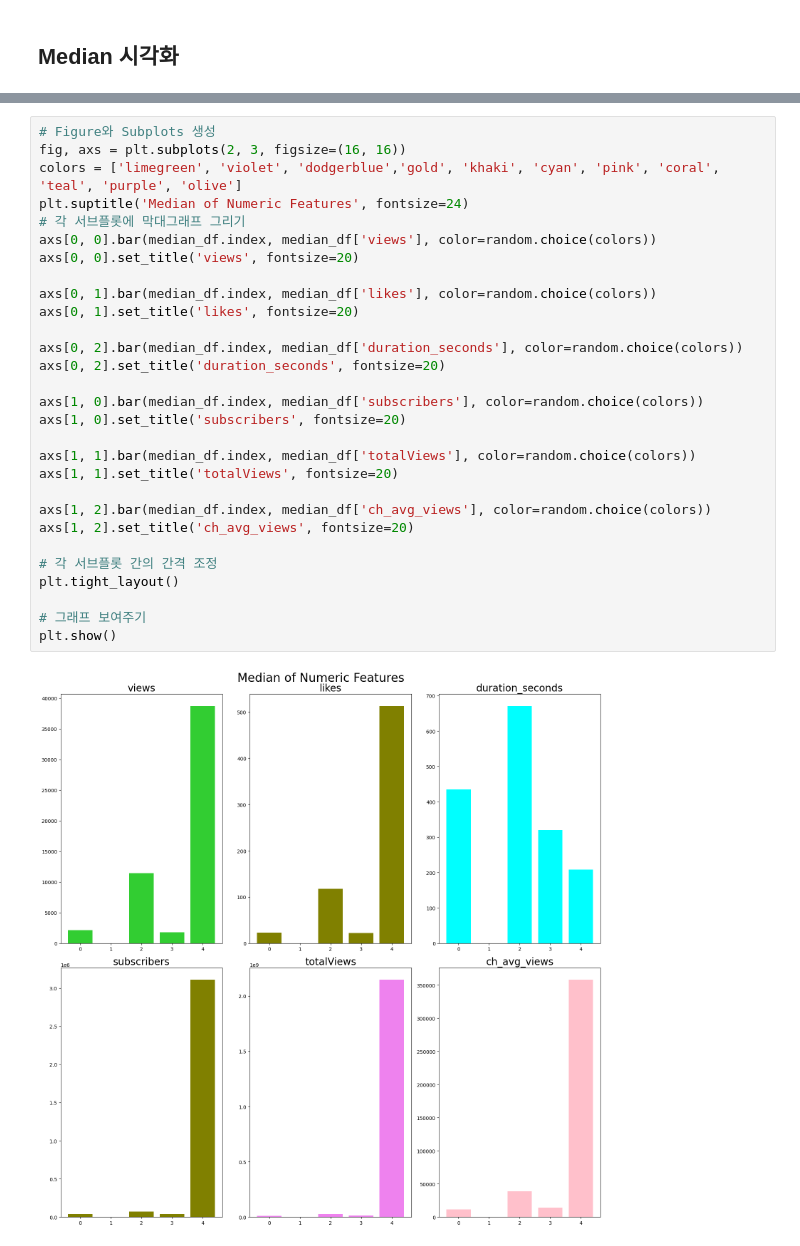
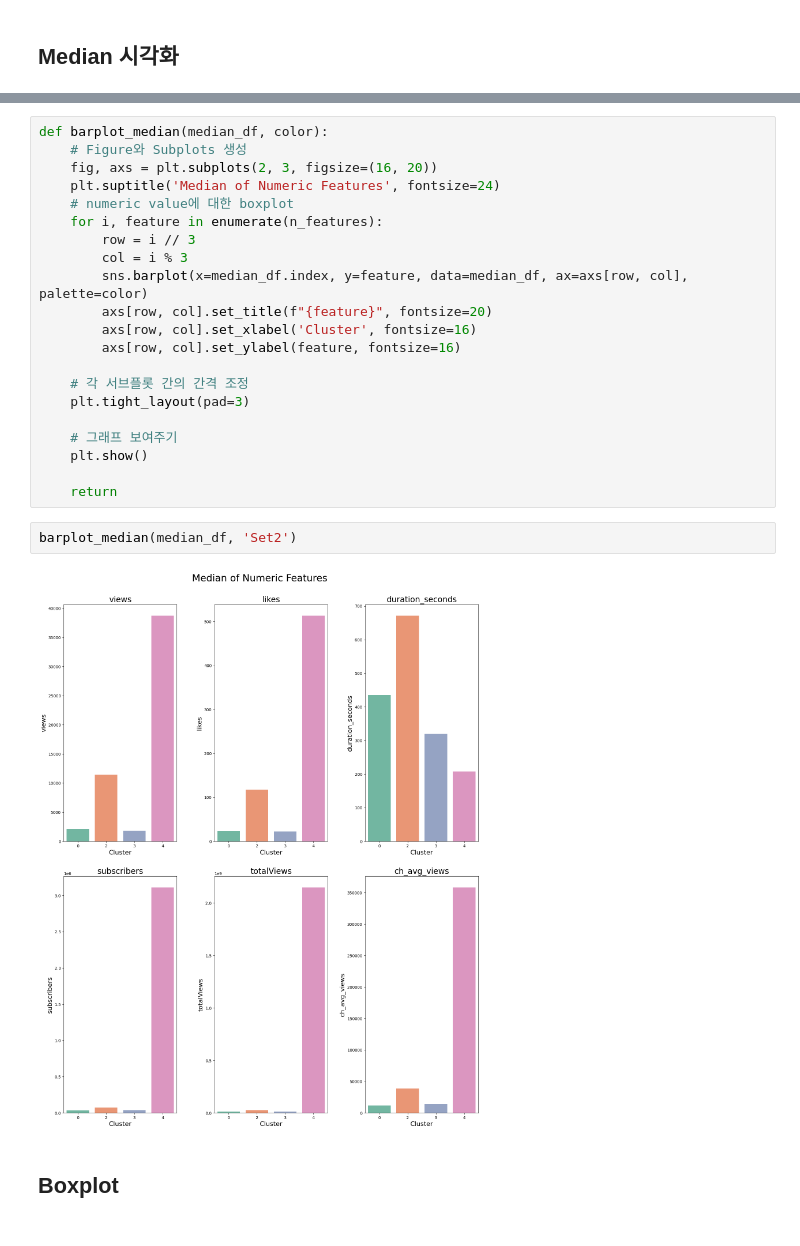
Before and after one commit to Hasaero/Content-Evaluation-Model, a Jupyter notebook: Cluster_EDA.ipynb, the cells around one changed output, grey strips where cells are left out. Drawn from its saved outputs; the diff is of its cells as text.

```diff
--- a/Cluster_EDA.ipynb
+++ b/Cluster_EDA.ipynb
@@ -99,35 +108,31 @@ median_df
 | 2 | 11450.0 | 117.5 | 671.0 | 72800.0 | 2.700391e+07 | 38878.0 |
 | 3 | 1776.0 | 22.0 | 320.0 | 40400.0 | 1.239485e+07 | 14052.5 |
 | 4 | 38724.0 | 513.0 | 208.0 | 3110000.0 | 2.147484e+09 | 358210.0 |
-# %%
-# Figure와 Subplots 생성
-fig, axs = plt.subplots(2, 3, figsize=(16, 16))
-colors = ['limegreen', 'violet', 'dodgerblue','gold', 'khaki', 'cyan', 'pink', 'coral', 'teal', 'purple', 'olive']
-plt.suptitle('Median of Numeric Features', fontsize=24)
-# 각 서브플롯에 막대그래프 그리기
-axs[0, 0].bar(median_df.index, median_df['views'], color=random.choice(colors))
-axs[0, 0].set_title('views', fontsize=20)
-
-axs[0, 1].bar(median_df.index, median_df['likes'], color=random.choice(colors))
-axs[0, 1].set_title('likes', fontsize=20)
-
-axs[0, 2].bar(median_df.index, median_df['duration_seconds'], color=random.choice(colors))
-axs[0, 2].set_title('duration_seconds', fontsize=20)
-
-axs[1, 0].bar(median_df.index, median_df['subscribers'], color=random.choice(colors))
-axs[1, 0].set_title('subscribers', fontsize=20)
-
-axs[1, 1].bar(median_df.index, median_df['totalViews'], color=random.choice(colors))
-axs[1, 1].set_title('totalViews', fontsize=20)
-
-axs[1, 2].bar(median_df.index, median_df['ch_avg_views'], color=random.choice(colors))
-axs[1, 2].set_title('ch_avg_views', fontsize=20)
-
-# 각 서브플롯 간의 간격 조정
-plt.tight_layout()
-
-# 그래프 보여주기
-plt.show()
-# %% [output]
-[figure, removed]
+# %%
+def barplot_median(median_df, color):
+    # Figure와 Subplots 생성
+    fig, axs = plt.subplots(2, 3, figsize=(16, 20))
+    plt.suptitle('Median of Numeric Features', fontsize=24)
+    # numeric value에 대한 boxplot
+    for i, feature in enumerate(n_features):
+        row = i // 3
+        col = i % 3
+        sns.barplot(x=median_df.index, y=feature, data=median_df, ax=axs[row, col], palette=color)
+        axs[row, col].set_title(f"{feature}", fontsize=20)
+        axs[row, col].set_xlabel('Cluster', fontsize=16)
+        axs[row, col].set_ylabel(feature, fontsize=16)
+
+    # 각 서브플롯 간의 간격 조정
+    plt.tight_layout(pad=3)
+
+    # 그래프 보여주기
+    plt.show()
+
+    return
+# %%
+barplot_median(median_df, 'Set2')
+# %% [output]
+[figure, added]
+# %% [markdown]
+## Boxplot
 # %%
```
Also changed, not shown: parts of 23 cells of this notebook.
